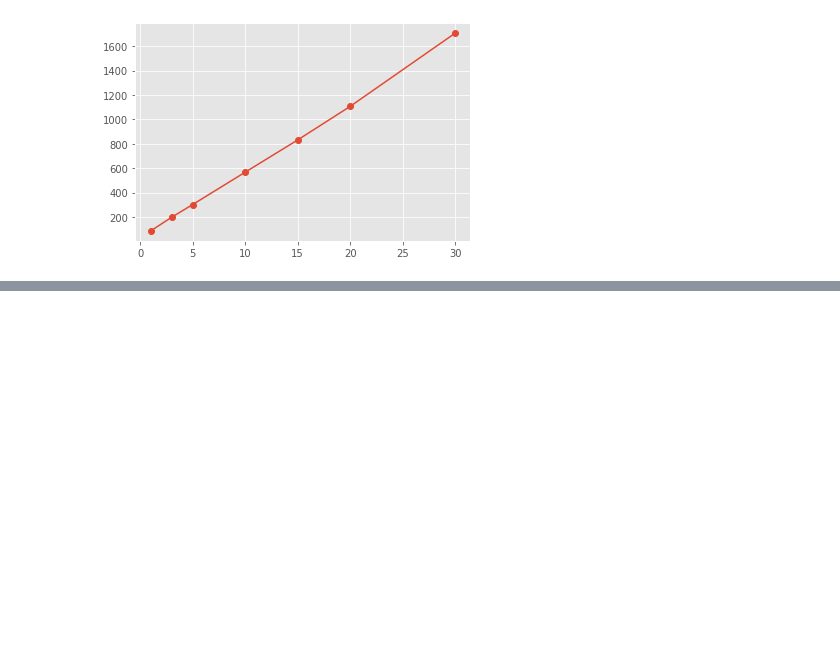
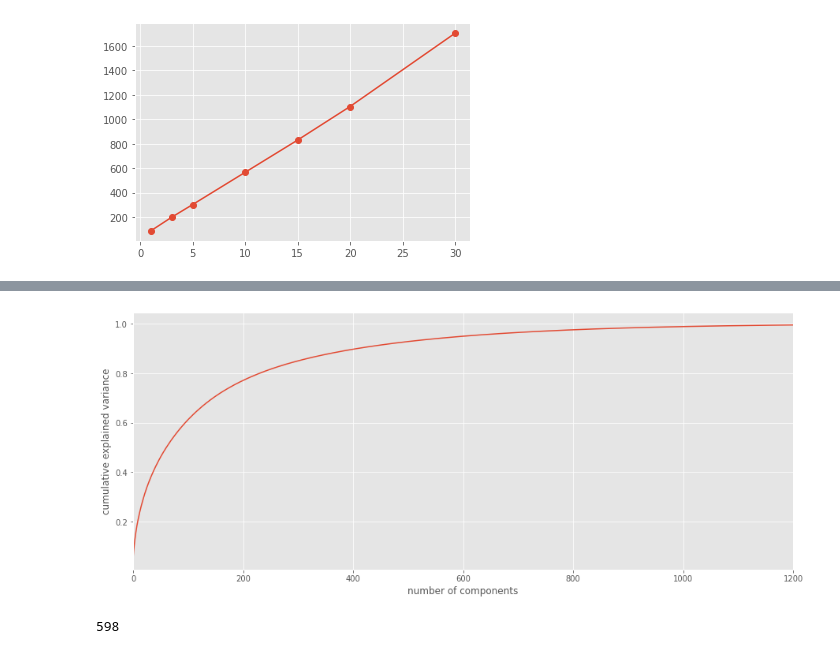
Before and after one commit to malinphy/e_repo, a Jupyter notebook: pca.ipynb, the cells around one changed output, grey strips where cells are left out. Saved outputs shown, nothing was run; the diff lists cells and outputs as text; code cells hidden in the pictures; blank space fills up the shorter version.

```diff
--- a/pca.ipynb
+++ b/pca.ipynb
@@ -152,0 +209,18 @@ plt.plot([1,3,5,10,15,20,30], [HR_1,HR_3,HR_5,HR_10,HR_15,HR_20,HR_30], 'o-')
+# %%
+std_sc = StandardScaler()
+std_sc.fit(embedding_vectors)
+scaled_embedding_vectors = std_sc.transform(embedding_vectors)
+# %%
+pca = PCA().fit(scaled_embedding_vectors)
+pca_var = np.cumsum(pca.explained_variance_ratio_)
+plt.figure(figsize = (15,6))
+plt.plot(pca_var)
+plt.xlabel('number of components')
+plt.ylabel('cumulative explained variance');
+plt.xlim([0,1200]);
+# %% [output]
+[figure, added]
+# %%
+np.where(np.array(pca_var) >= 0.95)[0][0]
+# %% [output]
+598
```
Also changed, not shown: parts of 14 cells of this notebook.
